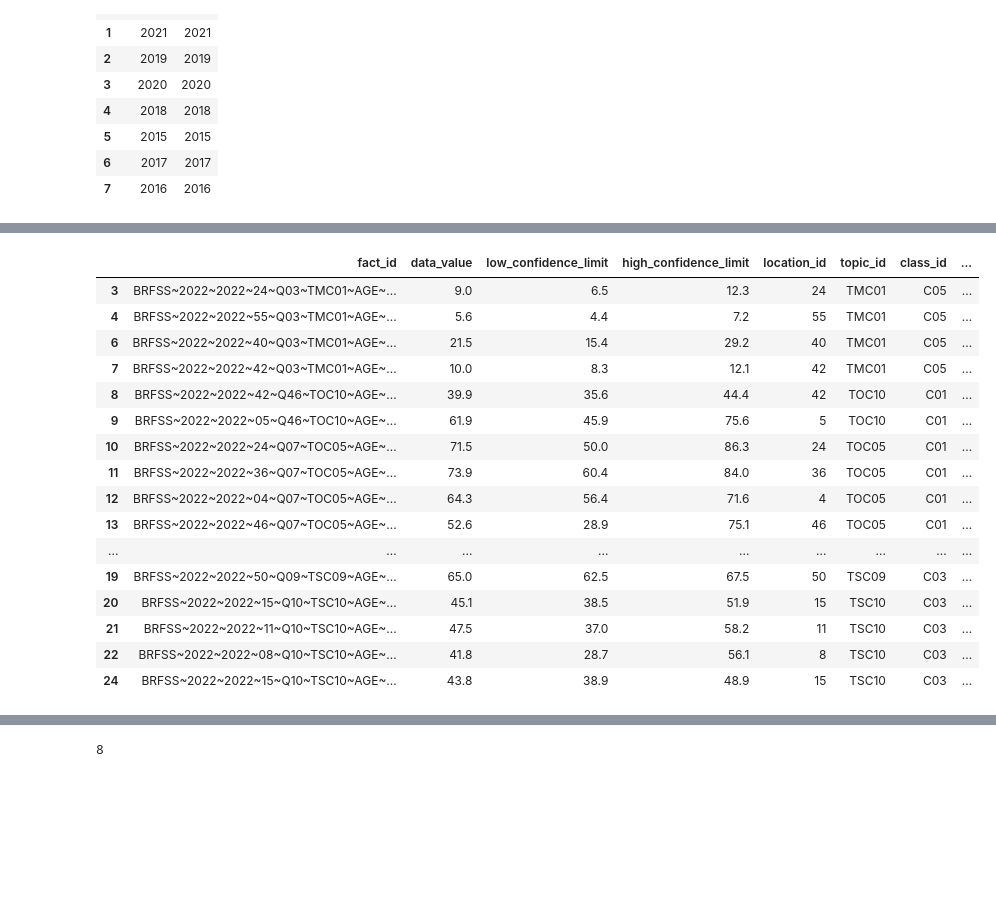
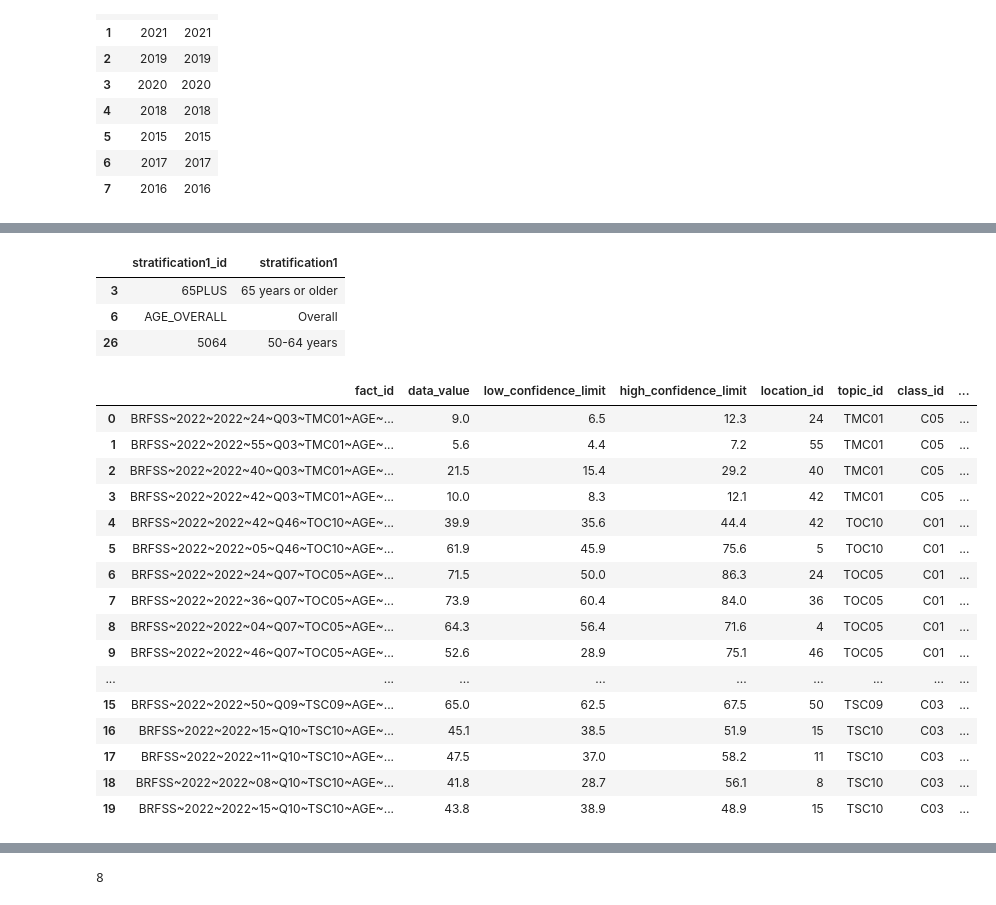
Before and after one commit to lisaleung11/CIS9440HW, a Jupyter notebook: scripts/dimention.ipynb, the cells around one changed output, grey strips where cells are left out. Drawn from its saved outputs; the diff is of its cells as text; code cells hidden in the pictures; blank space fills up the shorter version.

```diff
--- a/scripts/dimention.ipynb
+++ b/scripts/dimention.ipynb
@@ -47,9 +47,10 @@ dtypes: float64(4), int64(3), object(24)
 memory usage: 67.2+ MB
 # %%
 df_cleaned = df_raw.copy()
-df_cleaned = df_raw.drop(columns=  ['LocationAbbr','Data_Value_Footnote_Symbol','Data_Value_Footnote','Datasource','Data_Value_Unit','Data_Value_Alt','StratificationCategory1','StratificationCategoryID1','StratificationID1','StratificationCategoryID2','StratificationID2'])
+df_cleaned = df_raw.drop(columns=  ['LocationAbbr','Data_Value_Footnote_Symbol','Data_Value_Footnote','Datasource','Data_Value_Unit','Data_Value_Alt','StratificationCategory1','StratificationCategoryID1'])
 df_cleaned = df_cleaned.dropna(subset=['Data_Value'])
 df_cleaned.info()
+
 
 df_cleaned['Longitude'] = None
 df_cleaned['Latitude'] = None
@@ -296,0 +246,13 @@ print(df_cleaned.head())
+# %%
+stratification2_df = df_cleaned[['StratificationID2', 'Stratification2']]
+
+# Dropping duplicates to get unique QuestionID pairs with questions
+unique_stratification2_df = stratification2_df.drop_duplicates()
+
+# Mapping dictionary
+stratification2_mapping = dict(zip(unique_stratification2_df['StratificationID2'], unique_stratification2_df['Stratification2']))
+
+# Applying the mapping to create a new column with descriptions
+df_cleaned['stratification2'] = df_cleaned['StratificationID2'].map(stratification2_mapping)
+unique_stratification2_df = unique_stratification2_df.rename(columns={'StratificationID2': 'stratification2_id', 'Stratification2': 'stratification2'})
+unique_stratification2_df
@@ -297,46 +269,65 @@ print(df_cleaned.head())
+# %%
+stratification1_df = df_cleaned[['StratificationID1', 'Stratification1']]
+
+# Dropping duplicates to get unique QuestionID pairs with questions
+unique_stratification1_df = stratification1_df.drop_duplicates()
+
+# Mapping dictionary
+stratification1_mapping = dict(zip(unique_stratification1_df['StratificationID1'], unique_stratification1_df['Stratification1']))
+
+# Applying the mapping to create a new column with descriptions
+df_cleaned['stratification1'] = df_cleaned['StratificationID1'].map(stratification1_mapping)
+unique_stratification1_df = unique_stratification1_df.rename(columns={'StratificationID1': 'stratification1_id', 'Stratification1': 'stratification1'})
+unique_stratification1_df
+# %% [output]
+|  | stratification1_id | stratification1 |
+| 3 | 65PLUS | 65 years or older |
+| 6 | AGE_OVERALL | Overall |
+| 26 | 5064 | 50-64 years |
 # %%
-mean_value = df_cleaned[df_cleaned['Data_Value_Type'] == 'Mean']['Data_Value'].mean()
+percent_df = df_cleaned[df_cleaned['Data_Value'] != mean_value]
 
-# Filter out rows where 'Data_Value' is equal to the mean
-percent_df = df_cleaned[df_cleaned['Data_Value'] != mean_value]
+percent_df.reset_index(drop = True,inplace=True)
+percent_df['stratification_id'] = percent_df.index
 
 new_column_names = {
     'RowId': 'fact_id',
 	'Data_Value':'data_value',
 	'Low_Confidence_Limit': 'low_confidence_limit',
 	'High_Confidence_Limit': 'high_confidence_limit',
 	'TopicID': 'topic_id',
 	'ClassID': 'class_id',
 	'QuestionID': 'question_id',
     'LocationID': 'location_id',
     'YearStart': 'year_start',
     'YearEnd': 'year_end',
-    'stratification_id': 'stratification_id'
+    'StratificationID1': 'stratification1_id',
+    'StratificationID2': 'stratification2_id',
+    'StratificationCategoryID2': 'stratification_categoryid2'
 }
 
 percent_df = percent_df.rename(columns=new_column_names)
-#percent_df['fact_id'] = range(1, len(percent_df) + 1)
-new_order = ['fact_id', 'data_value', 'low_confidence_limit', 'high_confidence_limit', 'location_id', 'topic_id', 'class_id', 'year_start', 'year_end','question_id','stratification_id','Stratification1','StratificationCategory2','Stratification2']
+new_order = ['fact_id', 'data_value', 'low_confidence_limit', 'high_confidence_limit', 'location_id', 'topic_id', 'class_id', 'year_start', 'year_end','question_id','stratification1_id','stratification2_id','stratification_categoryid2']
 percent_df = percent_df[new_order]
 percent_df.head(20)
 # %% [output]
 |  | fact_id | data_value | low_confidence_limit | high_confidence_limit | location_id | topic_id | class_id | ... |
-| 3 | BRFSS~2022~2022~24~Q03~TMC01~AGE~... | 9.0 | 6.5 | 12.3 | 24 | TMC01 | C05 | ... |
-| 4 | BRFSS~2022~2022~55~Q03~TMC01~AGE~... | 5.6 | 4.4 | 7.2 | 55 | TMC01 | C05 | ... |
-| 6 | BRFSS~2022~2022~40~Q03~TMC01~AGE~... | 21.5 | 15.4 | 29.2 | 40 | TMC01 | C05 | ... |
-| 7 | BRFSS~2022~2022~42~Q03~TMC01~AGE~... | 10.0 | 8.3 | 12.1 | 42 | TMC01 | C05 | ... |
-| 8 | BRFSS~2022~2022~42~Q46~TOC10~AGE~... | 39.9 | 35.6 | 44.4 | 42 | TOC10 | C01 | ... |
-| 9 | BRFSS~2022~2022~05~Q46~TOC10~AGE~... | 61.9 | 45.9 | 75.6 | 5 | TOC10 | C01 | ... |
-| 10 | BRFSS~2022~2022~24~Q07~TOC05~AGE~... | 71.5 | 50.0 | 86.3 | 24 | TOC05 | C01 | ... |
-| 11 | BRFSS~2022~2022~36~Q07~TOC05~AGE~... | 73.9 | 60.4 | 84.0 | 36 | TOC05 | C01 | ... |
-| 12 | BRFSS~2022~2022~04~Q07~TOC05~AGE~... | 64.3 | 56.4 | 71.6 | 4 | TOC05 | C01 | ... |
-| 13 | BRFSS~2022~2022~46~Q07~TOC05~AGE~... | 52.6 | 28.9 | 75.1 | 46 | TOC05 | C01 | ... |
+| 0 | BRFSS~2022~2022~24~Q03~TMC01~AGE~... | 9.0 | 6.5 | 12.3 | 24 | TMC01 | C05 | ... |
+| 1 | BRFSS~2022~2022~55~Q03~TMC01~AGE~... | 5.6 | 4.4 | 7.2 | 55 | TMC01 | C05 | ... |
+| 2 | BRFSS~2022~2022~40~Q03~TMC01~AGE~... | 21.5 | 15.4 | 29.2 | 40 | TMC01 | C05 | ... |
+| 3 | BRFSS~2022~2022~42~Q03~TMC01~AGE~... | 10.0 | 8.3 | 12.1 | 42 | TMC01 | C05 | ... |
+| 4 | BRFSS~2022~2022~42~Q46~TOC10~AGE~... | 39.9 | 35.6 | 44.4 | 42 | TOC10 | C01 | ... |
+| 5 | BRFSS~2022~2022~05~Q46~TOC10~AGE~... | 61.9 | 45.9 | 75.6 | 5 | TOC10 | C01 | ... |
+| 6 | BRFSS~2022~2022~24~Q07~TOC05~AGE~... | 71.5 | 50.0 | 86.3 | 24 | TOC05 | C01 | ... |
+| 7 | BRFSS~2022~2022~36~Q07~TOC05~AGE~... | 73.9 | 60.4 | 84.0 | 36 | TOC05 | C01 | ... |
+| 8 | BRFSS~2022~2022~04~Q07~TOC05~AGE~... | 64.3 | 56.4 | 71.6 | 4 | TOC05 | C01 | ... |
+| 9 | BRFSS~2022~2022~46~Q07~TOC05~AGE~... | 52.6 | 28.9 | 75.1 | 46 | TOC05 | C01 | ... |
 | ... | ... | ... | ... | ... | ... | ... | ... | ... |
-| 19 | BRFSS~2022~2022~50~Q09~TSC09~AGE~... | 65.0 | 62.5 | 67.5 | 50 | TSC09 | C03 | ... |
-| 20 | BRFSS~2022~2022~15~Q10~TSC10~AGE~... | 45.1 | 38.5 | 51.9 | 15 | TSC10 | C03 | ... |
-| 21 | BRFSS~2022~2022~11~Q10~TSC10~AGE~... | 47.5 | 37.0 | 58.2 | 11 | TSC10 | C03 | ... |
-| 22 | BRFSS~2022~2022~08~Q10~TSC10~AGE~... | 41.8 | 28.7 | 56.1 | 8 | TSC10 | C03 | ... |
-| 24 | BRFSS~2022~2022~15~Q10~TSC10~AGE~... | 43.8 | 38.9 | 48.9 | 15 | TSC10 | C03 | ... |
+| 15 | BRFSS~2022~2022~50~Q09~TSC09~AGE~... | 65.0 | 62.5 | 67.5 | 50 | TSC09 | C03 | ... |
+| 16 | BRFSS~2022~2022~15~Q10~TSC10~AGE~... | 45.1 | 38.5 | 51.9 | 15 | TSC10 | C03 | ... |
+| 17 | BRFSS~2022~2022~11~Q10~TSC10~AGE~... | 47.5 | 37.0 | 58.2 | 11 | TSC10 | C03 | ... |
+| 18 | BRFSS~2022~2022~08~Q10~TSC10~AGE~... | 41.8 | 28.7 | 56.1 | 8 | TSC10 | C03 | ... |
+| 19 | BRFSS~2022~2022~15~Q10~TSC10~AGE~... | 43.8 | 38.9 | 48.9 | 15 | TSC10 | C03 | ... |
 # %%
 mean_df = df_cleaned[df_cleaned['Data_Value_Type'] != 'Percentage']
 
```
Also changed, not shown: parts of 23 cells of this notebook, 12 other files.
